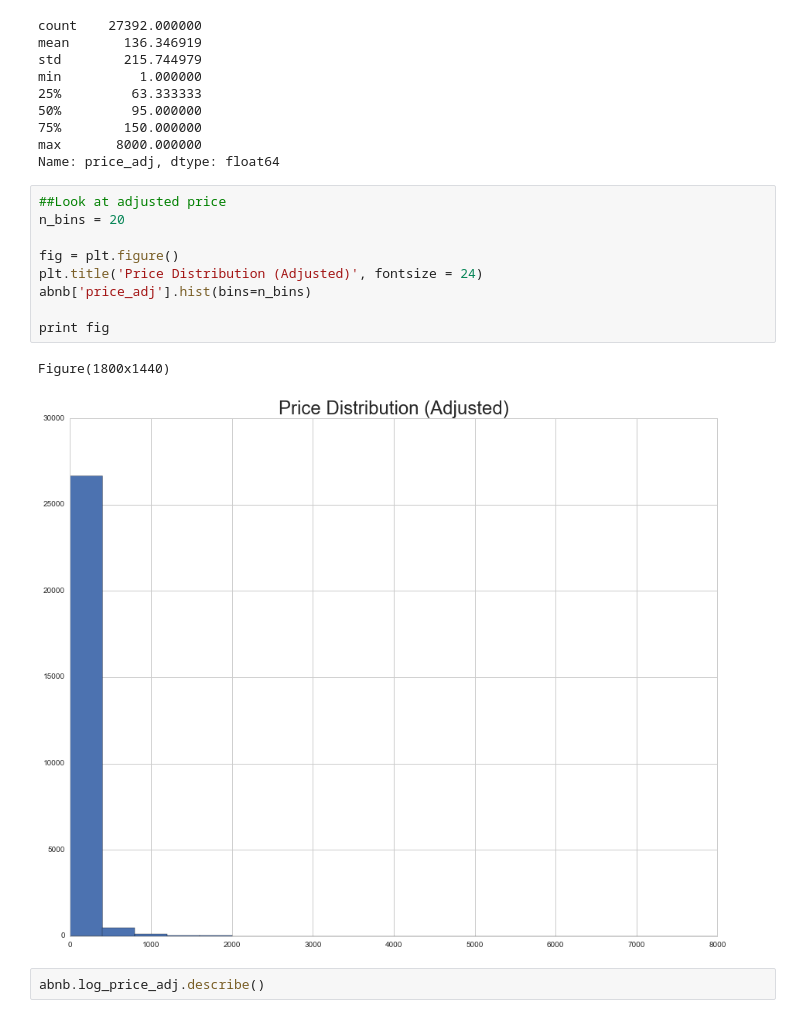
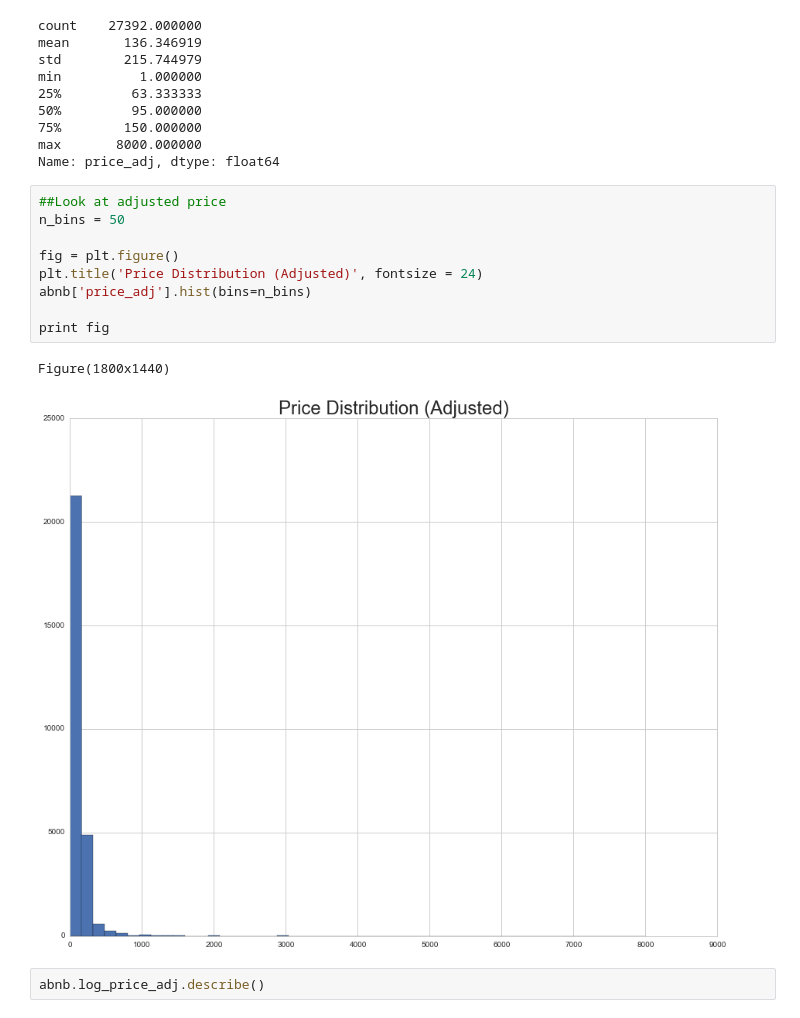
Before and after one commit to duncancfraser/GA_DS18, a Jupyter notebook: Project/Exploration/AirBnB NYC Final.ipynb, the cells around one changed output. Saved outputs shown, nothing was run; the diff lists cells and outputs as text.

```diff
--- a/Project/Exploration/AirBnB NYC Final.ipynb
+++ b/Project/Exploration/AirBnB NYC Final.ipynb
@@ -152,16 +152,16 @@ max       8000.000000
 Name: price_adj, dtype: float64
 # %%
 ##Look at adjusted price
-n_bins = 20
+n_bins = 50
 
 fig = plt.figure()
 plt.title('Price Distribution (Adjusted)', fontsize = 24)
 abnb['price_adj'].hist(bins=n_bins)
 
 print fig
 # %% [output]
 Figure(1800x1440)
-[figure, old version]
+[figure, new version]
 # %%
 abnb.log_price_adj.describe()
 # %% [output]
```
Also changed, not shown: parts of 76 cells of this notebook.
